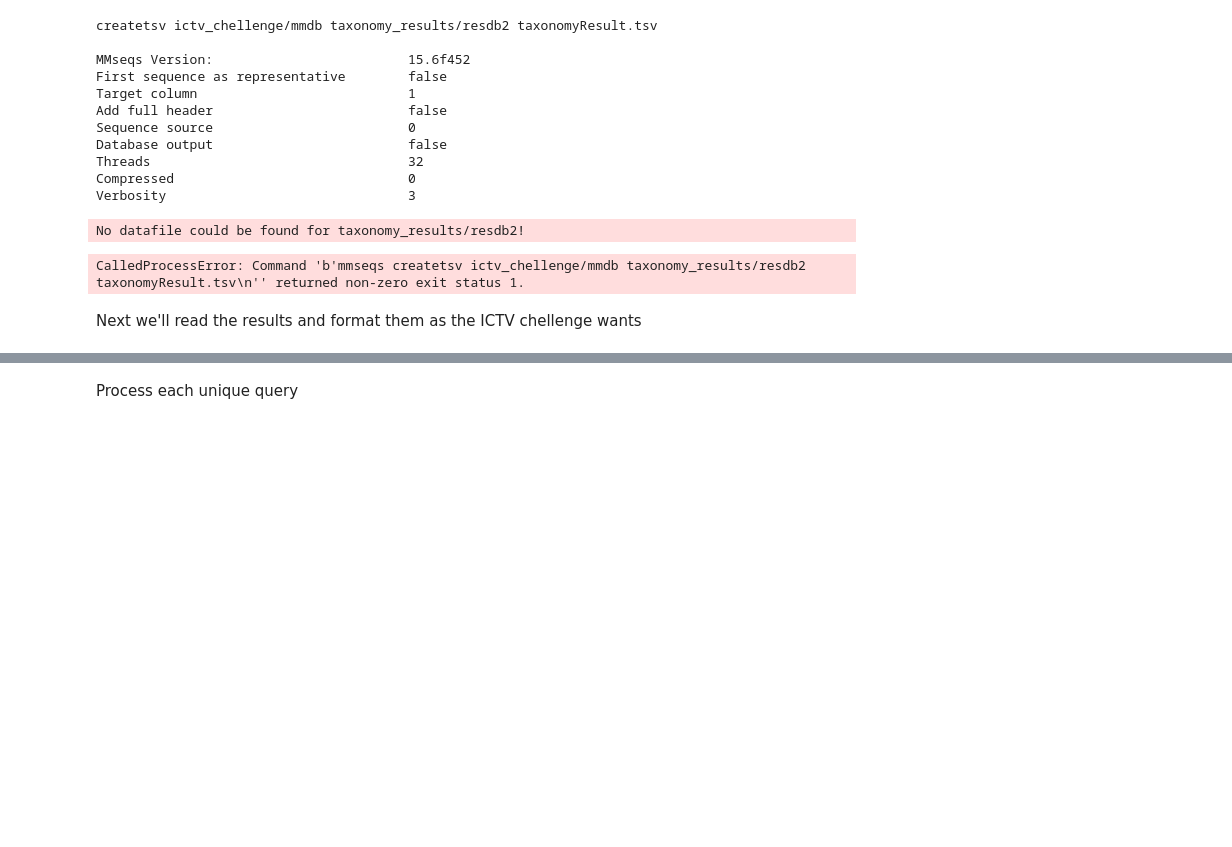
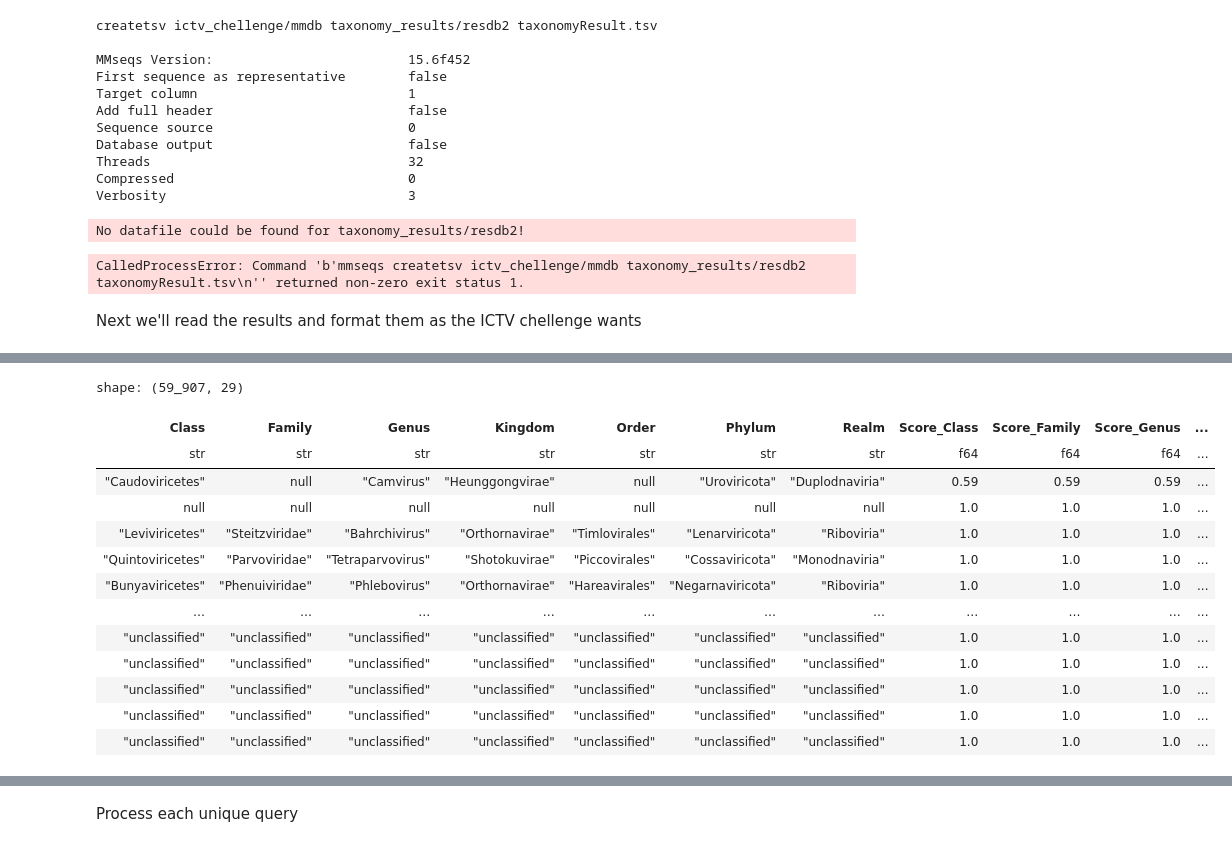
Before and after one commit to UriNeri/ictv-mmseqs2-protein-database, a Jupyter notebook: README.ipynb, the cells around one changed output, grey strips where cells are left out. Saved outputs shown, nothing was run; the diff lists cells and outputs as text; code cells hidden in the pictures; blank space fills up the shorter version.

```diff
--- a/README.ipynb
+++ b/README.ipynb
@@ -536,0 +537,10 @@ results = {}
+# %%
+pivoted = taxonomyResult_mini.pivot(
+    values=[ 'Taxname'],
+    index='Sequenceid',
+    on='Rank'
+)
+# pivoted.rename({"no_rank":"Realm"})
+pivoted["no rank"].unique()
+
+pivoted = order_columns_alphabetically(capitalize_column_names(pivoted))
@@ -536,0 +559,49 @@ results = {}
+# %%
+tiny = taxonomyResult_mini.select(["Sequenceid","Score"])
+final = tiny.join(final, how="left", on="Sequenceid")
+# duplicate the score column for each rank automatically
+for taxrank in ictv_vmr_mini.columns:
+    if taxrank in final.columns:
+        final = final.with_columns(pl.col("Score").alias(f"Score_{taxrank}"))
+
+# clean up the output, add fasta headers of contig names not in the mmseqs output
+final = final.rename({"Sequenceid":"SequenceID"})
+final=final.drop(["Score"])
+# %%
+input_fasta = "ictv_chellenge.fasta"
+contig_names = {}
+with open(input_fasta, 'r') as fasta_file:
+    for line in fasta_file:
+        if line.startswith('>'):
+            contig_name = line.strip()[1:]
+            contig_names[contig_name] = True
+# add the missing contig names to the final dataframe,
+missing_contigs = pl.DataFrame({"SequenceID": list(set(contig_names.keys()) - set(final["SequenceID"]))})
+# set scores of all tanks to 1, and set all rank to "unclassified"
+for taxrank in ictv_vmr_mini.columns:
+    if taxrank in final.columns:
+        missing_contigs = missing_contigs.with_columns(pl.lit("unclassified").alias(taxrank))
+        # set scores of all tanks to 1
+        missing_contigs = missing_contigs.with_columns(pl.lit(1.0).alias(f"Score_{taxrank}"))
+
+final2 = pl.concat([order_columns_alphabetically(final), order_columns_alphabetically(missing_contigs) ])
+
+
+final2.write_csv("submission_ctcv.csv", separator=",")
+# %%
+final2
+# %% [output]
+shape: (59_907, 29)
+| Class | Family | Genus | Kingdom | Order | Phylum | Realm | Score_Class | Score_Family | Score_Genus | ... |
+| str | str | str | str | str | str | str | f64 | f64 | f64 | ... |
+| "Caudoviricetes" | null | "Camvirus" | "Heunggongvirae" | null | "Uroviricota" | "Duplodnaviria" | 0.59 | 0.59 | 0.59 | ... |
+| null | null | null | null | null | null | null | 1.0 | 1.0 | 1.0 | ... |
+| "Leviviricetes" | "Steitzviridae" | "Bahrchivirus" | "Orthornavirae" | "Timlovirales" | "Lenarviricota" | "Riboviria" | 1.0 | 1.0 | 1.0 | ... |
+| "Quintoviricetes" | "Parvoviridae" | "Tetraparvovirus" | "Shotokuvirae" | "Piccovirales" | "Cossaviricota" | "Monodnaviria" | 1.0 | 1.0 | 1.0 | ... |
+| "Bunyaviricetes" | "Phenuiviridae" | "Phlebovirus" | "Orthornavirae" | "Hareavirales" | "Negarnaviricota" | "Riboviria" | 1.0 | 1.0 | 1.0 | ... |
+| … | … | … | … | … | … | … | … | … | … | ... |
+| "unclassified" | "unclassified" | "unclassified" | "unclassified" | "unclassified" | "unclassified" | "unclassified" | 1.0 | 1.0 | 1.0 | ... |
+| "unclassified" | "unclassified" | "unclassified" | "unclassified" | "unclassified" | "unclassified" | "unclassified" | 1.0 | 1.0 | 1.0 | ... |
+| "unclassified" | "unclassified" | "unclassified" | "unclassified" | "unclassified" | "unclassified" | "unclassified" | 1.0 | 1.0 | 1.0 | ... |
+| "unclassified" | "unclassified" | "unclassified" | "unclassified" | "unclassified" | "unclassified" | "unclassified" | 1.0 | 1.0 | 1.0 | ... |
+| "unclassified" | "unclassified" | "unclassified" | "unclassified" | "unclassified" | "unclassified" | "unclassified" | 1.0 | 1.0 | 1.0 | ... |
```
Also changed, not shown: parts of 9 cells of this notebook, 1 other file.
